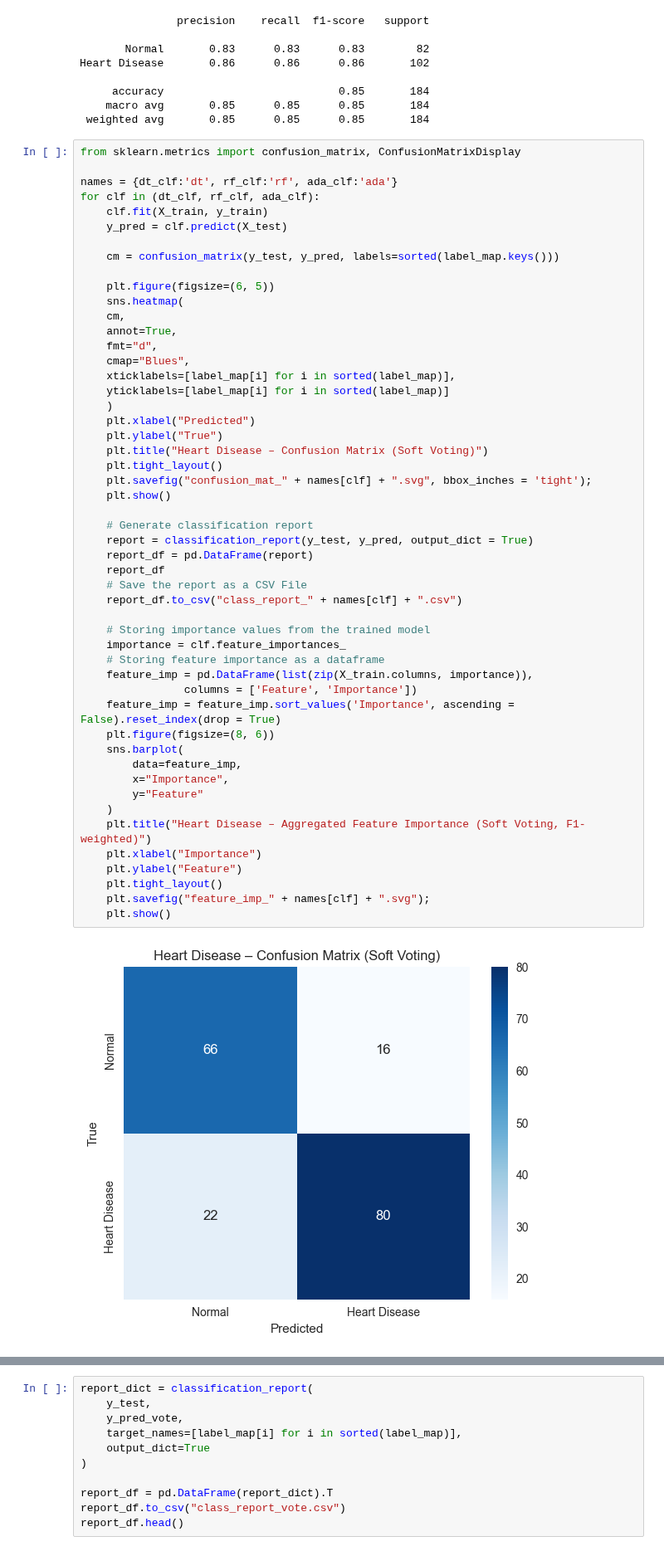
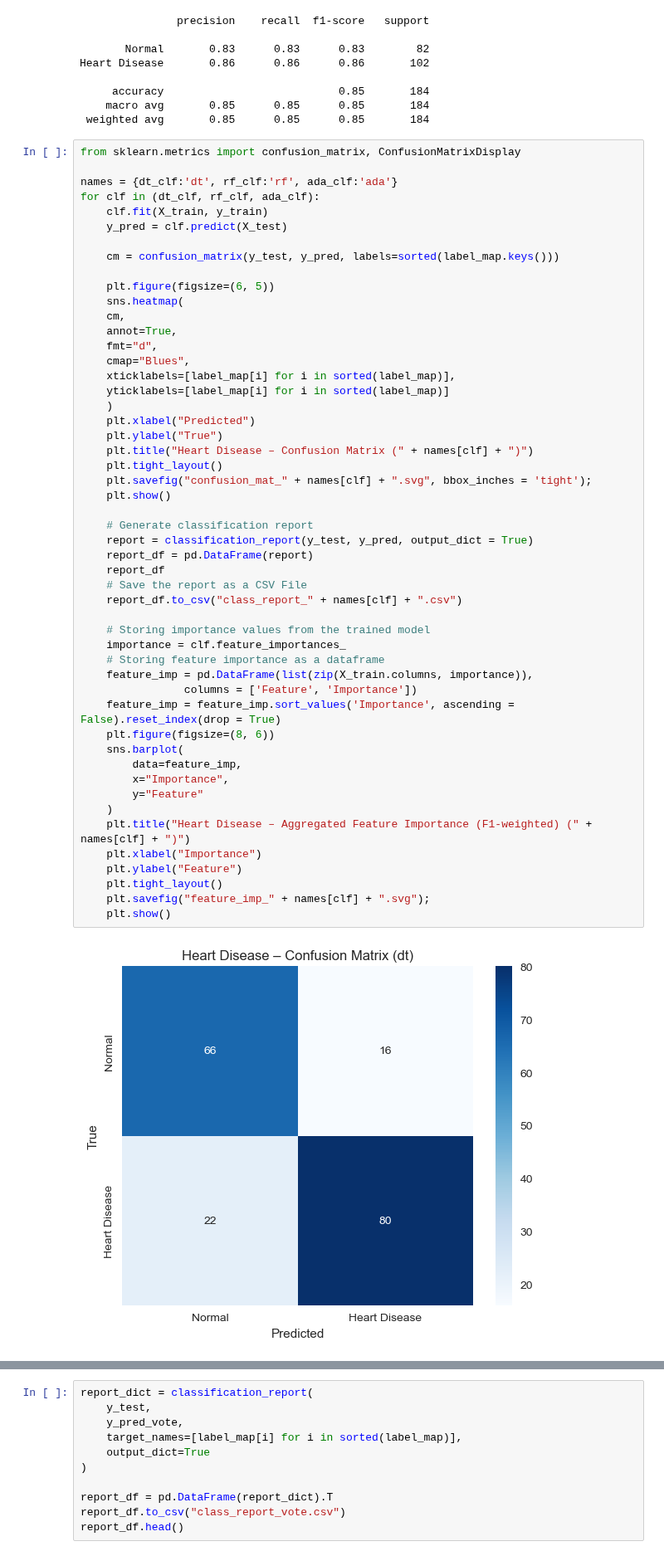
Before and after one commit to bpocode/IME565-Final-Project, a Jupyter notebook: heart.ipynb, the cells around one changed output, grey strips where cells are left out. Shown at 83% size. Saved outputs shown, nothing was run; the diff lists cells and outputs as text.

```diff
--- a/heart.ipynb
+++ b/heart.ipynb
@@ -186,35 +192,35 @@ for clf in (dt_clf, rf_clf, ada_clf):
     )
     plt.xlabel("Predicted")
     plt.ylabel("True")
-    plt.title("Heart Disease – Confusion Matrix (Soft Voting)")
+    plt.title("Heart Disease – Confusion Matrix (" + names[clf] + ")")
     plt.tight_layout()
     plt.savefig("confusion_mat_" + names[clf] + ".svg", bbox_inches = 'tight');
     plt.show()
 
     # Generate classification report
     report = classification_report(y_test, y_pred, output_dict = True)
     report_df = pd.DataFrame(report)
     report_df
     # Save the report as a CSV File
     report_df.to_csv("class_report_" + names[clf] + ".csv")
 
     # Storing importance values from the trained model
     importance = clf.feature_importances_
     # Storing feature importance as a dataframe
     feature_imp = pd.DataFrame(list(zip(X_train.columns, importance)),
                 columns = ['Feature', 'Importance'])
     feature_imp = feature_imp.sort_values('Importance', ascending = False).reset_index(drop = True)
     plt.figure(figsize=(8, 6))
     sns.barplot(
         data=feature_imp,
         x="Importance",
         y="Feature"
     )
-    plt.title("Heart Disease – Aggregated Feature Importance (Soft Voting, F1-weighted)")
+    plt.title("Heart Disease – Aggregated Feature Importance (F1-weighted) (" + names[clf] + ")")
     plt.xlabel("Importance")
     plt.ylabel("Feature")
     plt.tight_layout()
     plt.savefig("feature_imp_" + names[clf] + ".svg");
     plt.show()
 # %% [output]
-[figure, old version]
+[figure, new version]
```
Also changed, not shown: parts of 7 cells of this notebook.
